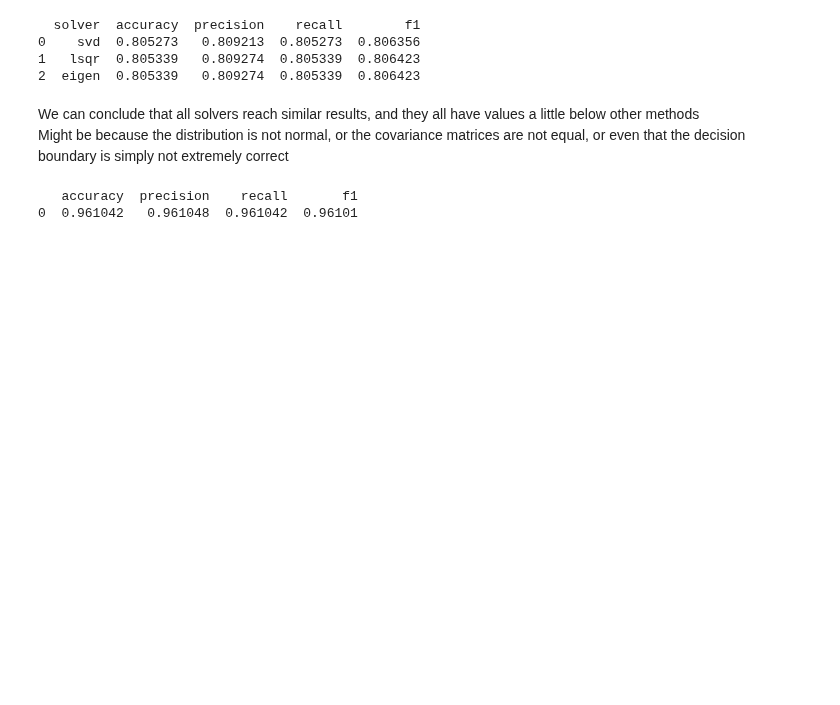
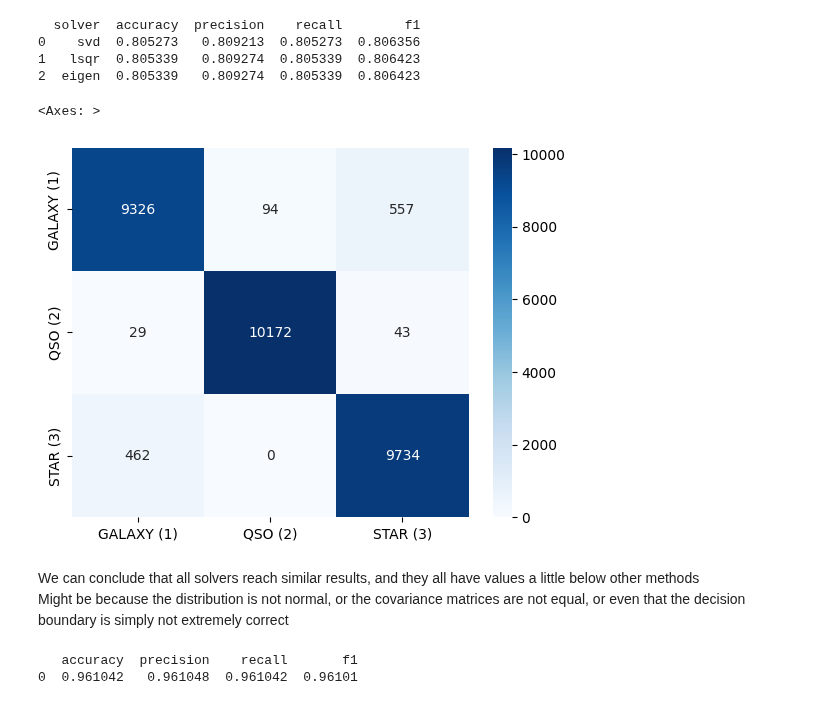
Before and after one commit to Francisco-Saraiva/daco_bell, a Jupyter notebook: Project/Discriminant_Analysis.ipynb, the cells around one changed output. Saved outputs shown, nothing was run; the diff lists cells and outputs as text; code cells hidden in the pictures; blank space fills up the shorter version.

Commit message:
Confusion matrices in Discriminant_Analysis

```diff
--- a/Project/Discriminant_Analysis.ipynb
+++ b/Project/Discriminant_Analysis.ipynb
@@ -47,6 +47,18 @@ print(measures_df)
 0    svd  0.805273   0.809213  0.805273  0.806356
 1   lsqr  0.805339   0.809274  0.805339  0.806423
 2  eigen  0.805339   0.809274  0.805339  0.806423
+# %%
+import seaborn as sns
+
+# Confusion Matrix
+confusion_matrix = metrics.confusion_matrix(y_test, y_pred)
+labels = ['GALAXY (1)', 'QSO (2)', 'STAR (3)']
+
+# Create a heatmap with the labels
+sns.heatmap(confusion_matrix, annot=True, fmt='d', cmap='Blues', xticklabels=labels, yticklabels=labels)
+# %% [output]
+<Axes: >
+[figure, added]
 # %% [markdown]
 We can conclude that all solvers reach similar results, and they all have values a little below other methods
 Might be because the distribution is not normal, or the covariance matrices are not equal, or even that the decision
```
Also changed, not shown: parts of 1 cell of this notebook.
